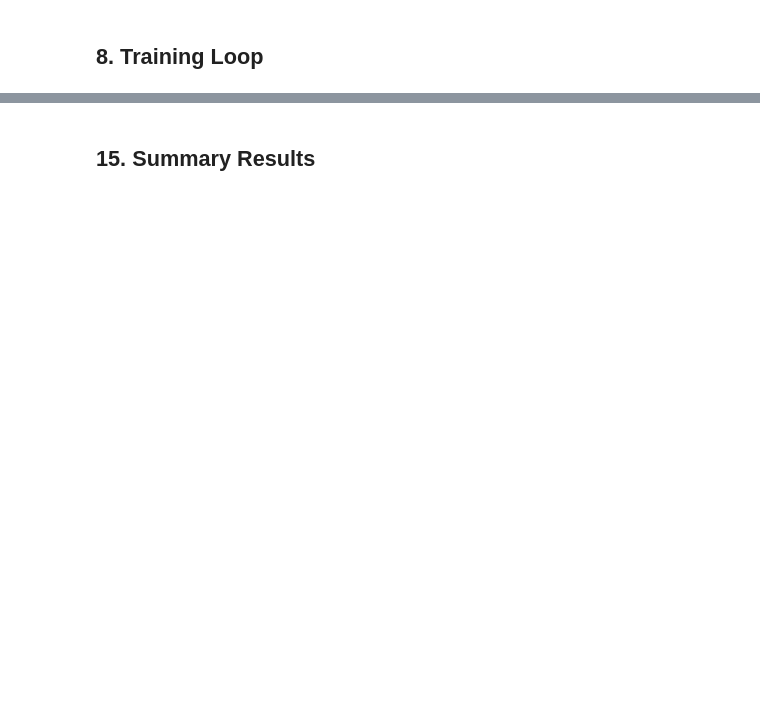
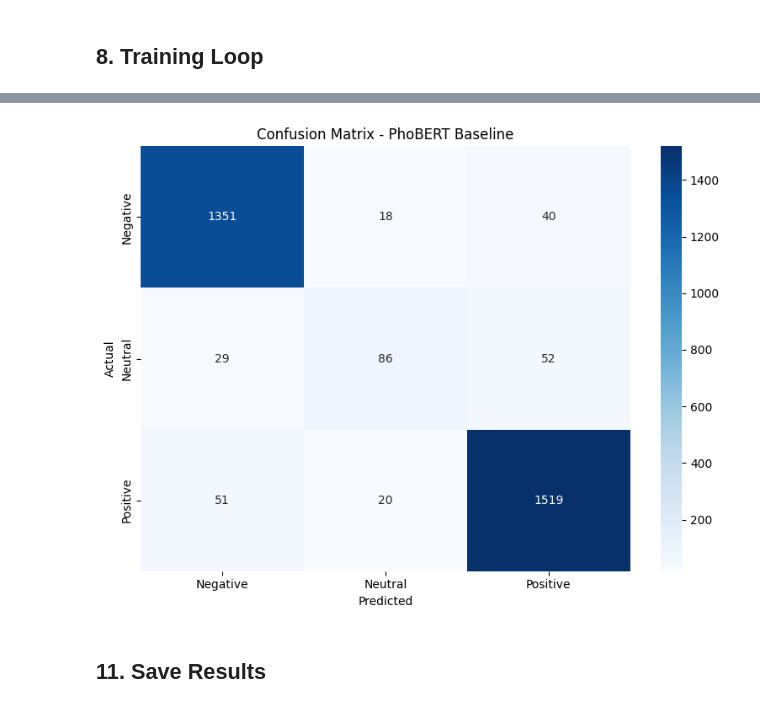
Before and after one commit to tongthanhdat009/Student-Feedback-Sentiment-Analysis, a Jupyter notebook: notebook/PhoBERT_Baseline.ipynb, the cells around one changed output, grey strips where cells are left out. Saved outputs shown, nothing was run; the diff lists cells and outputs as text; code cells hidden in the pictures; blank space fills up the shorter version.

Commit message:
thêm model visualiztion

```diff
--- a/notebook/PhoBERT_Baseline.ipynb
+++ b/notebook/PhoBERT_Baseline.ipynb
@@ -774,0 +143,3 @@ ENHANCED TRAINING SETUP
+# %%
+tokenizer = AutoTokenizer.from_pretrained(config.MODEL_NAME)
+print(f'Tokenizer loaded: {config.MODEL_NAME}')
@@ -774,0 +224,12 @@ ENHANCED TRAINING SETUP
+# %%
+criterion = nn.CrossEntropyLoss()
+
+optimizer = torch.optim.AdamW(model.parameters(), lr=config.LEARNING_RATE, weight_decay=config.WEIGHT_DECAY)
+
+total_steps = len(train_loader) * config.NUM_EPOCHS
+warmup_steps = int(total_steps * config.WARMUP_RATIO)
+scheduler = get_linear_schedule_with_warmup(optimizer, num_warmup_steps=warmup_steps, num_training_steps=total_steps)
+
+print('Loss function: CrossEntropyLoss (standard)')
+print(f'Total training steps: {total_steps}')
+print(f'Warmup steps: {warmup_steps}')
@@ -1378,0 +404,12 @@ plot_true_vs_predicted(test_labels, test_preds, labels)
+# %%
+model.load_state_dict(torch.load(os.path.join(config.RESULTS_DIR, 'phobert_baseline_model.pt')))
+print('Best model loaded for evaluation')
+
+test_loss, test_acc, test_f1, test_preds, test_labels = evaluate(model, test_loader, criterion, config.DEVICE)
+
+print('='*60)
+print('TEST SET RESULTS - PhoBERT Baseline (CrossEntropyLoss)')
+print('='*60)
+print(f'Loss: {test_loss:.4f}')
+print(f'Accuracy: {test_acc:.4f}')
+print(f'F1 Score (weighted): {test_f1:.4f}')
@@ -1378,0 +424,4 @@ plot_true_vs_predicted(test_labels, test_preds, labels)
+# %%
+print('Classification Report:')
+target_names = [config.LABEL_MAP[i] for i in range(config.NUM_CLASSES)]
+print(classification_report(test_labels, test_preds, target_names=target_names, digits=4))
@@ -1379,2 +439,14 @@ plot_true_vs_predicted(test_labels, test_preds, labels)
+# %%
+cm = confusion_matrix(test_labels, test_preds)
+plt.figure(figsize=(8, 6))
+sns.heatmap(cm, annot=True, fmt='d', cmap='Blues', xticklabels=target_names, yticklabels=target_names)
+plt.title('Confusion Matrix - PhoBERT Baseline')
+plt.xlabel('Predicted')
+plt.ylabel('Actual')
+plt.tight_layout()
+plt.savefig(os.path.join(config.RESULTS_DIR, 'confusion_matrix.png'), dpi=150)
+plt.show()
+# %% [output]
+[figure, added]
 # %% [markdown]
-## 15. Summary Results
+## 11. Save Results
```
Also changed, not shown: parts of 65 cells of this notebook, 16 other files.
